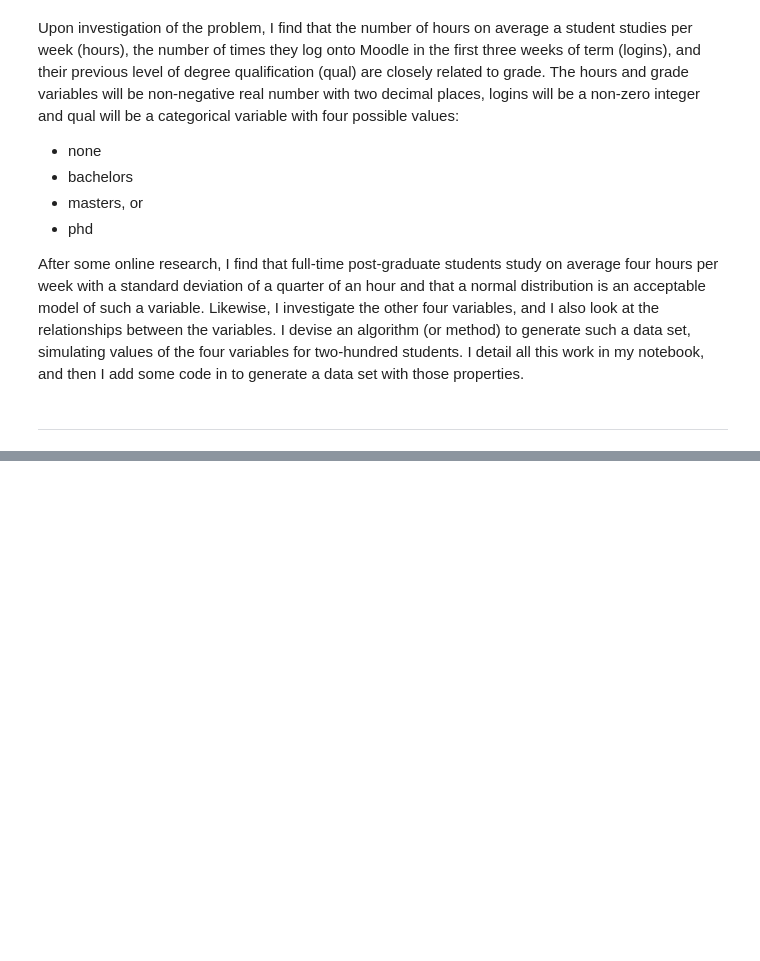
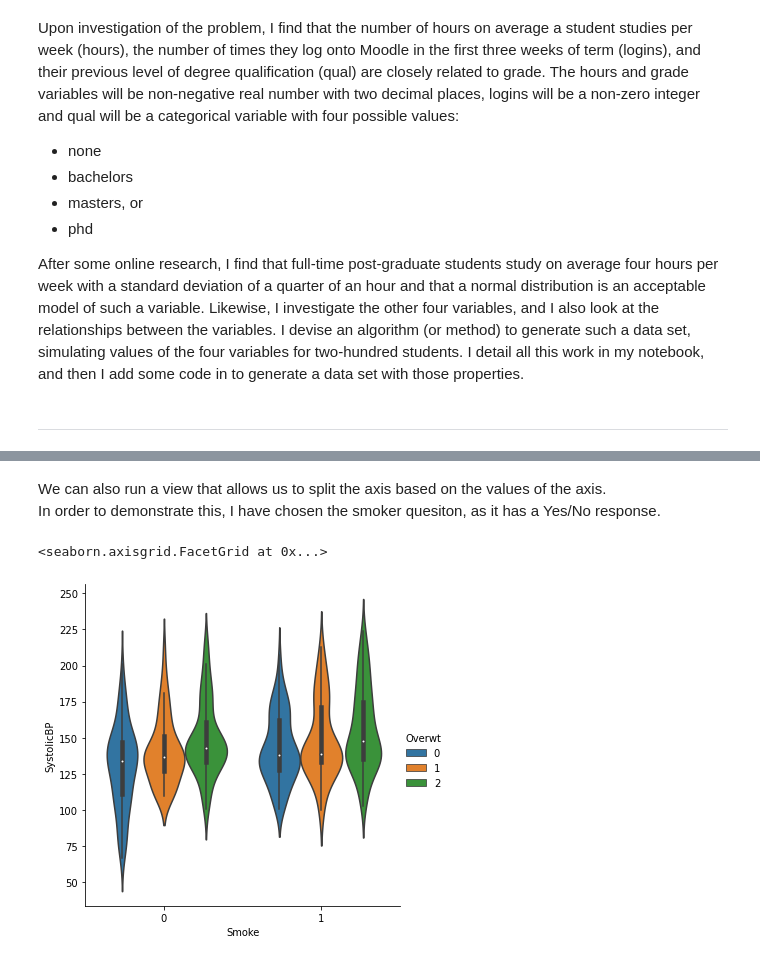
Before and after one commit to jonkavana/PODA-Simulation-2020, a Jupyter notebook: Phenomenon Simulated Data.ipynb, the cells around one changed output, grey strips where cells are left out. Cells and saved outputs as stored; diff of their text form; code cells hidden in the pictures; blank space fills up the shorter version.

```diff
--- a/Phenomenon Simulated Data.ipynb
+++ b/Phenomenon Simulated Data.ipynb
@@ -36,0 +149,8 @@ ___
+# %% [markdown]
+We can also run a view that allows us to split the axis based on the values of the axis.
+In order to demonstrate this, I have chosen the smoker quesiton, as it has a Yes/No response.
+# %%
+sns.catplot(data=df, x="Smoke", y="SystolicBP", hue="Overwt", kind="violin")
+# %% [output]
+<seaborn.axisgrid.FacetGrid at 0x...>
+[figure, added]
```
Also changed, not shown: parts of 25 cells of this notebook.
